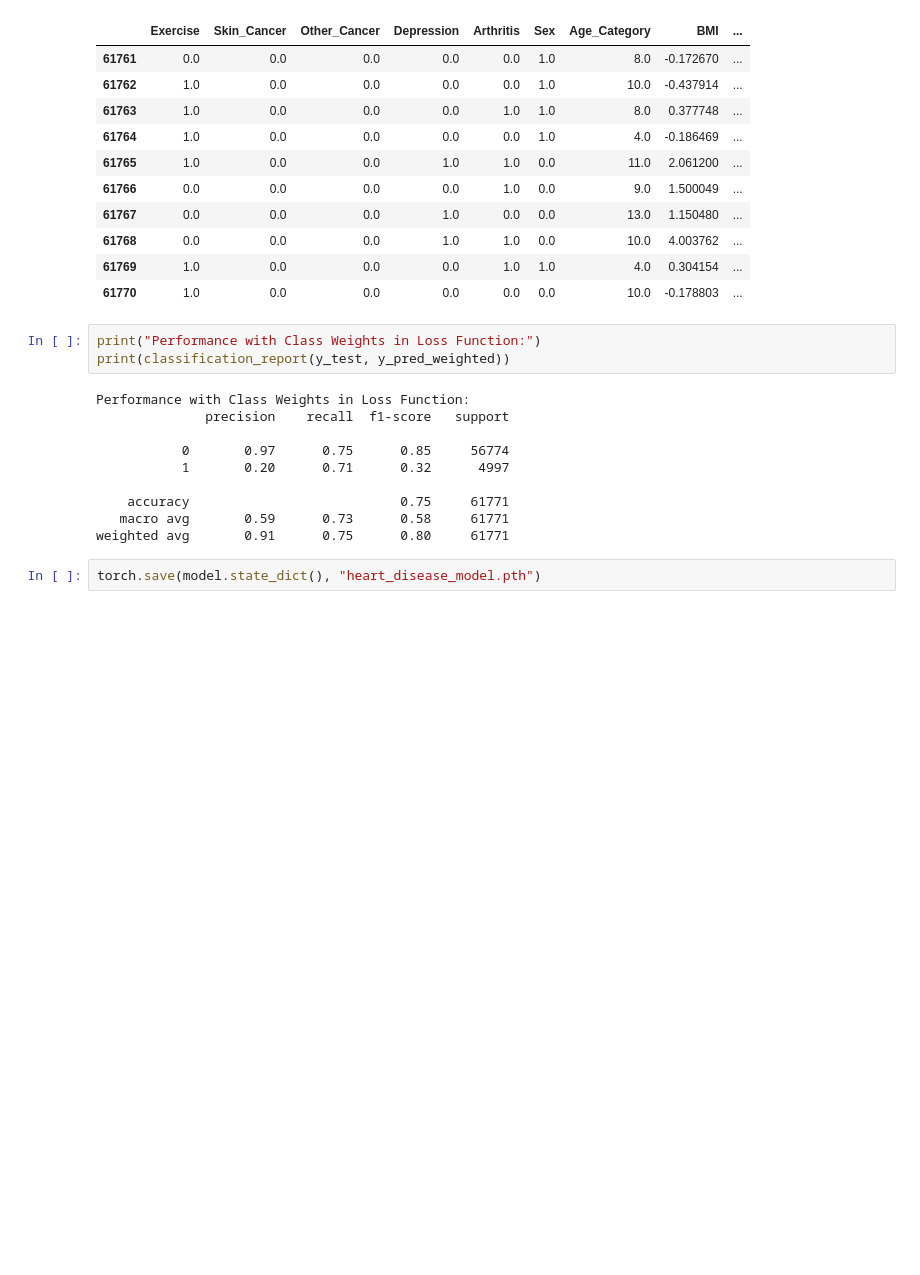
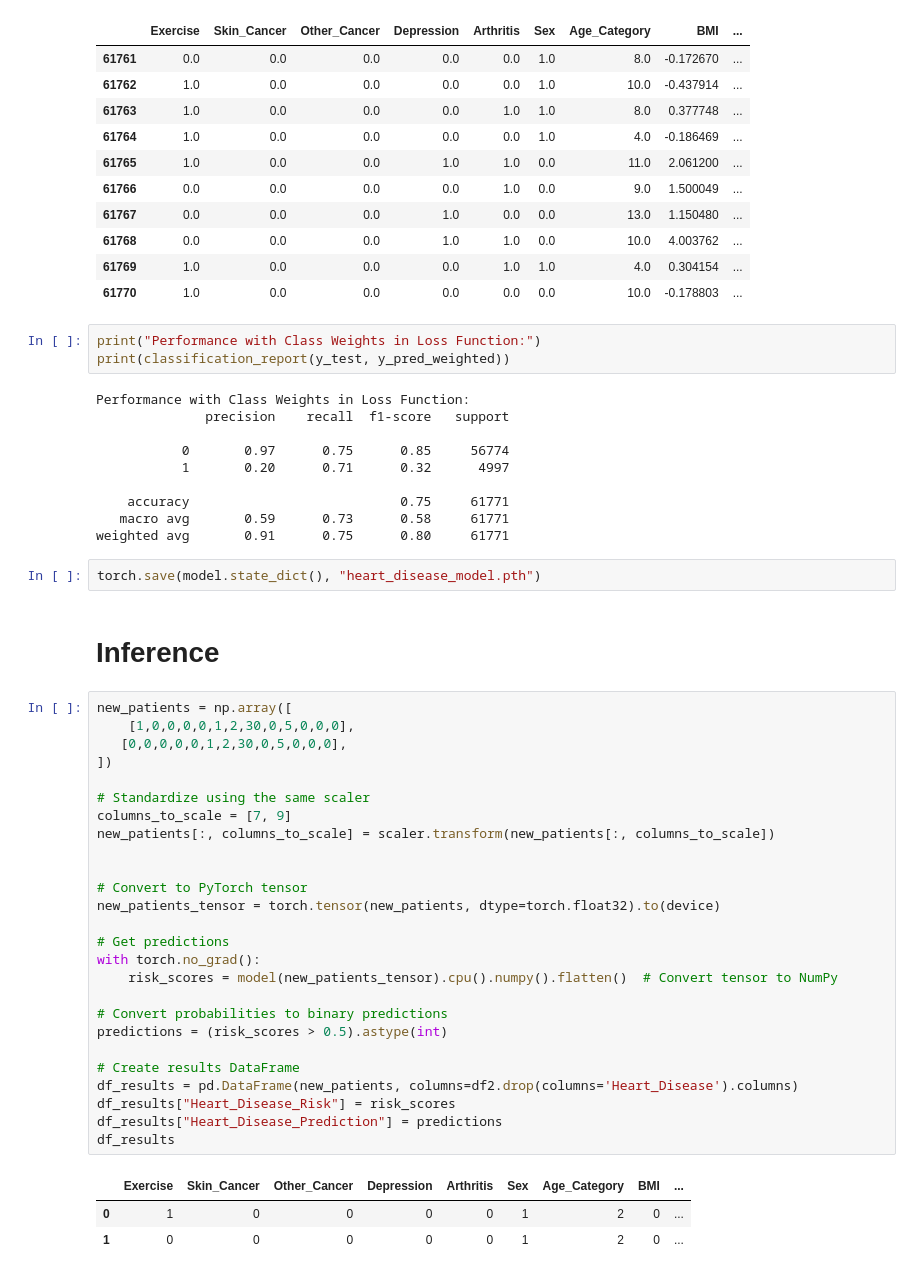
Before and after one commit to Gan868611/NTU-DeepLearningWeek, a Jupyter notebook: main2.ipynb, the cells around one changed output. Cells and saved outputs as stored; diff of their text form; blank space fills up the shorter version.

Commit message:
include inference code

```diff
--- a/main2.ipynb
+++ b/main2.ipynb
@@ -284,3 +286,35 @@ Performance with Class Weights in Loss Function:
 weighted avg       0.91      0.75      0.80     61771
 # %%
 torch.save(model.state_dict(), "heart_disease_model.pth")
+# %% [markdown]
+# Inference
+# %%
+new_patients = np.array([
+    [1,0,0,0,0,1,2,30,0,5,0,0,0],
+   [0,0,0,0,0,1,2,30,0,5,0,0,0],
+])
+
+# Standardize using the same scaler
+columns_to_scale = [7, 9]
+new_patients[:, columns_to_scale] = scaler.transform(new_patients[:, columns_to_scale])
+
+
+# Convert to PyTorch tensor
+new_patients_tensor = torch.tensor(new_patients, dtype=torch.float32).to(device)
+
+# Get predictions
+with torch.no_grad():
+    risk_scores = model(new_patients_tensor).cpu().numpy().flatten()  # Convert tensor to NumPy
+
+# Convert probabilities to binary predictions
+predictions = (risk_scores > 0.5).astype(int)
+
+# Create results DataFrame
+df_results = pd.DataFrame(new_patients, columns=df2.drop(columns='Heart_Disease').columns)
+df_results["Heart_Disease_Risk"] = risk_scores
+df_results["Heart_Disease_Prediction"] = predictions
+df_results
+# %% [output]
+|  | Exercise | Skin_Cancer | Other_Cancer | Depression | Arthritis | Sex | Age_Category | BMI | ... |
+| 0 | 1 | 0 | 0 | 0 | 0 | 1 | 2 | 0 | ... |
+| 1 | 0 | 0 | 0 | 0 | 0 | 1 | 2 | 0 | ... |
```
Also changed, not shown: parts of 1 cell of this notebook.
